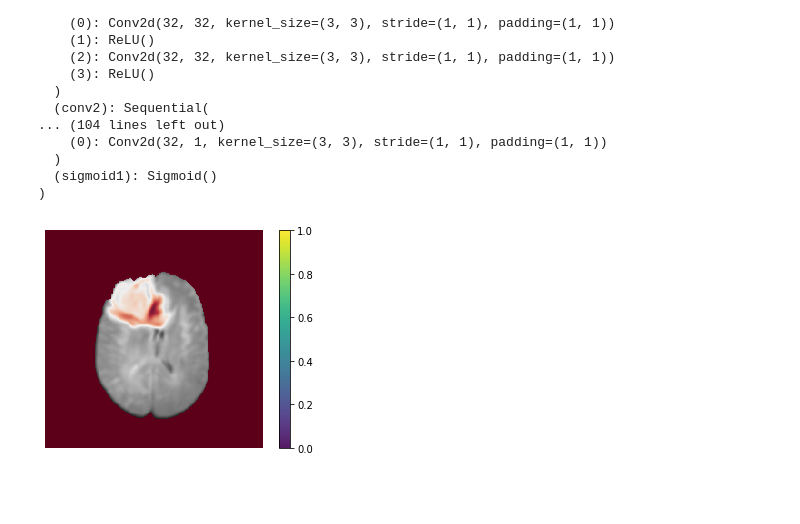
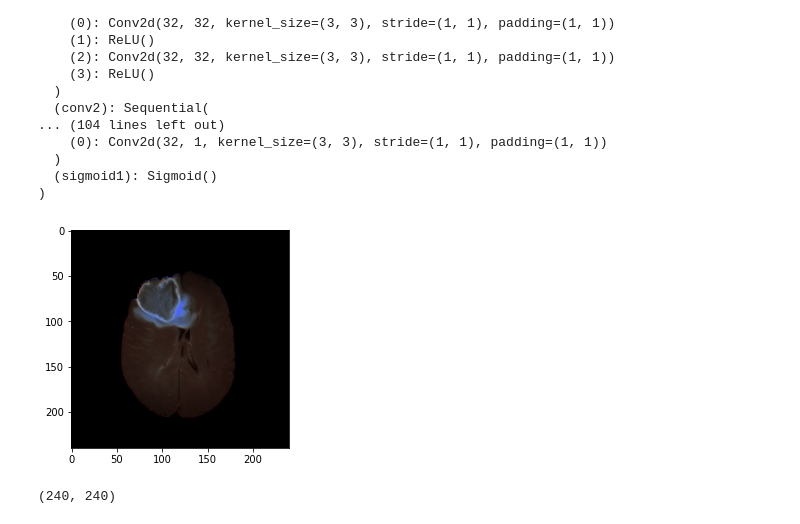
Before and after one commit to ishsri/Image-Fusion, a Jupyter notebook: First prototype.ipynb, the cells around one changed output. Drawn from its saved outputs; the diff is of its cells as text; code cells hidden in the pictures; blank space fills up the shorter version.

Commit message:
cross fusion in hsv channel

```diff
--- a/First prototype.ipynb
+++ b/First prototype.ipynb
@@ -291,6 +291,7 @@ for lm in lambda_values:
         os.makedirs(colormap_path_fi, exist_ok=True)
         os.makedirs(overlay_path, exist_ok=True)
 # %%
+from tkinter.tix import COLUMN
 from matplotlib.pyplot import colormaps
 from pyrsistent import v
 
@@ -340,44 +341,76 @@ for i in range(115, 116):
         rgb[:,:,0] = weight_map_new.cpu()
         rgb[:,:,1] = ones
         rgb[:,:,2] = fused_val.cpu()
 
         hsv = mpl.colors.rgb_to_hsv(rgb)
 
         #plt.imsave(r'C:/Users/ishan/Desktop/Image Fusion/Fusion_R1/Inference_p2/'+ lam + '/rgb/coupled_rgb_{}.png'.format(i), rgb)
 
         #plt.imsave(r'C:/Users/ishan/Desktop/Image Fusion/Fusion_R1/Inference_p2/'+ lam + '/hsv/coupled_hsv_{}.png'.format(i), hsv)
 
         clrmaps = ['PiYG', 'PRGn', 'BrBG', 'PuOr', 'RdGy', 'RdBu', 'RdYlBu','RdYlGn', 'Spectral', 'coolwarm', 'bwr', 'seismic']
 
         weight_map_new = weight_map_new.cpu().numpy()
         fused_val_new = (fused_val_new.cpu().numpy())
 
 
         #for cm in clrmaps:
            # plt.imsave(r'C:/Users/ishan/Desktop/Image Fusion/Fusion_R1/Inference_p2/' + lam + '/colormaps/weight_map/' + cm + '/colormap_{}.png'.format(i), weight_map_new[0,0,:,:], cmap = cm)
            # plt.imsave(r'C:/Users/ishan/Desktop/Image Fusion/Fusion_R1/Inference_p2/' + lam + '/colormaps/fused_image/' + cm + '/colormap_{}.png'.format(i), fused_val_new[0,0,:,:], cmap = cm)
 
-        for cm in clrmaps[4:5]:
+        for cm in clrmaps[9:10]:
             my_cm = mpl.cm.get_cmap(cm)
             fused_val_new_cm = my_cm(fused_val_new[0,0,:,:])
             weight_map_new_cm = my_cm(weight_map_new[0,0,:,:])
-            rgb_cm = my_cm(rgb)
-            plt.imsave(r'rgb_cm.png', rgb_cm)
-            overlay_arr = np.zeros((height, width, 3))
-            ones = np.zeros((height, width))
-            overlay_arr[:,:,0] = weight_map_new_cm[:,:,0]
-            overlay_arr[:,:,1] = ones
-            overlay_arr[:,:,2] = fused_val_new_cm[:,:,1]
+            weight_map_new_cm = weight_map_new_cm[:,:,0:3]
+            hsv_wm = mpl.colors.rgb_to_hsv(weight_map_new_cm)
+            #plt.imshow(hsv_wm)
+            hsv_wm_cross = hsv_wm
+            hsv_wm_cross[:,:,2] = fused_val_new[0,0,:,:]
+            plt.imshow(hsv_wm_cross)
+            hsv_wm_mul = hsv_wm
+            hsv_wm_mul[:,:,2] = hsv_wm[:,:,2]*fused_val_new[0,0,:,:]
+            plt.imshow(hsv_wm_mul)
+            weight_map_back = mpl.colors.hsv_to_rgb(hsv_wm_cross)
+            plt.imshow(weight_map_back)
+            # fig = plt.figure()
+            # rows = 4
+            # columns = 1
+            # fig.add_subplot(rows, columns, 1)
+            #plt.imshow(fused_val_new[0,0,:,:], cmap="gray")
+            # plt.title("Fused_Image")
+            # fig.add_subplot(rows, columns, 2)
+            #plt.imshow(weight_map_new_cm)
+            # plt.title("Weight_map_colormapped")
+            # fig.add_subplot(rows, columns, 3)
+            #plt.imshow(hsv_wm)
+            # plt.title("Weight_map_hsv")
+            # fig.add_subplot(rows, columns, 4)
+            #plt.imshow(hsv_wm_cross)
+            # plt.title("hsv_fused_value_channel")
+
+
+            #rgb_cm = my_cm(rgb)
+            #plt.imsave(r'rgb_cm.png', rgb_cm)
+            # overlay_arr = np.zeros((height, width, 3))
+            # ones = np.zeros((height, width))
+            # overlay_arr[:,:,0] = weight_map_new_cm[:,:,0]
+            # overlay_arr[:,:,1] = ones
+            # overlay_arr[:,:,2] = fused_val_new_cm[:,:,1]
             #plt.imsave(r'C:/Users/ishan/Desktop/Image Fusion/Fusion_R1/Inference_p2/' + lam + '/colormaps/overlay/' + cm + '/overlay_{}.png'.format(i), overlay_arr)
 
-            plt.imshow(fused_val_new[0,0,:,:], cmap='gray')
-            plt.imshow(weight_map_new_cm, interpolation= 'nearest', alpha=0.9)
-            plt.axis('off')
-            plt.colorbar()
-            from PIL import Image
+            # plt.imshow(fused_val_new[0,0,:,:], cmap='gray')
+            # plt.imshow(weight_map_new_cm, interpolation= 'nearest', alpha=0.9)
+            # plt.axis('off')
+            #plt.colorbar()
+            #from PIL import Image
             #im1 = Image.fromarray(weight_map_new_cm)
             #im2 = Image.fromarray(fused_val_new[0,0,:,:])
             #new_image = Image.blend(weight_map_new_cm, fused_val_new[0,0,:,:], 0.5)
             #new_image.save("overlay.png","PNG")
 # %% [output]
-[figure, old version]
+[figure, new version]
+# %%
+hsv_wm_mul.shape
+# %% [output]
+(240, 240)
```
Also changed, not shown: parts of 5 cells of this notebook.
